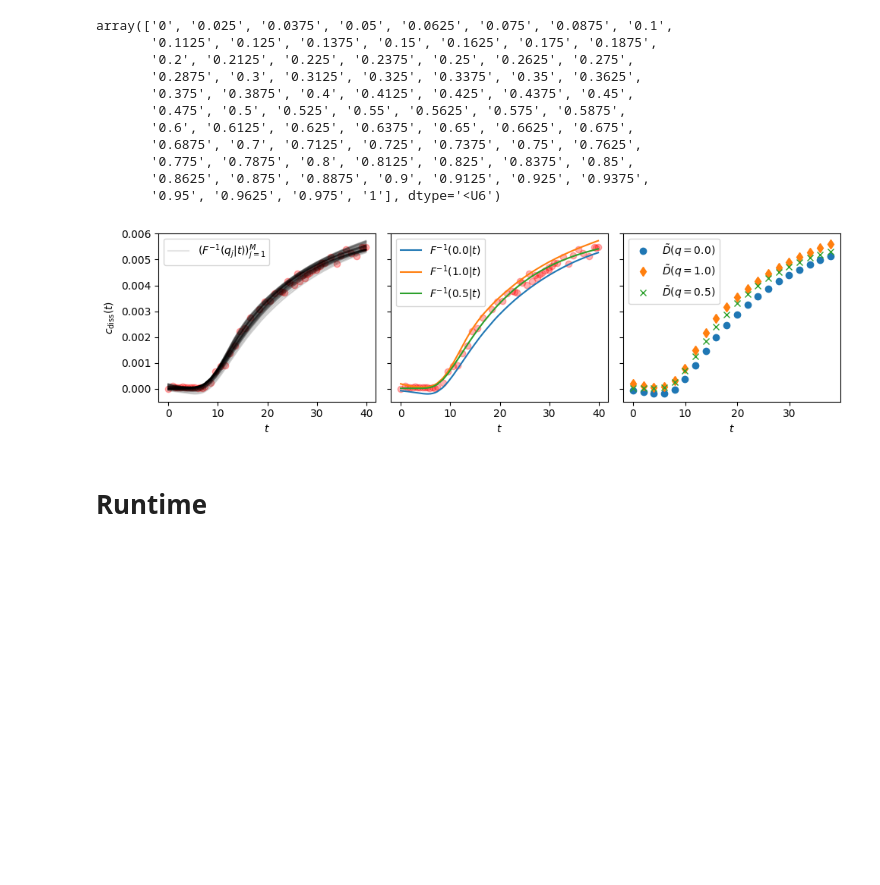
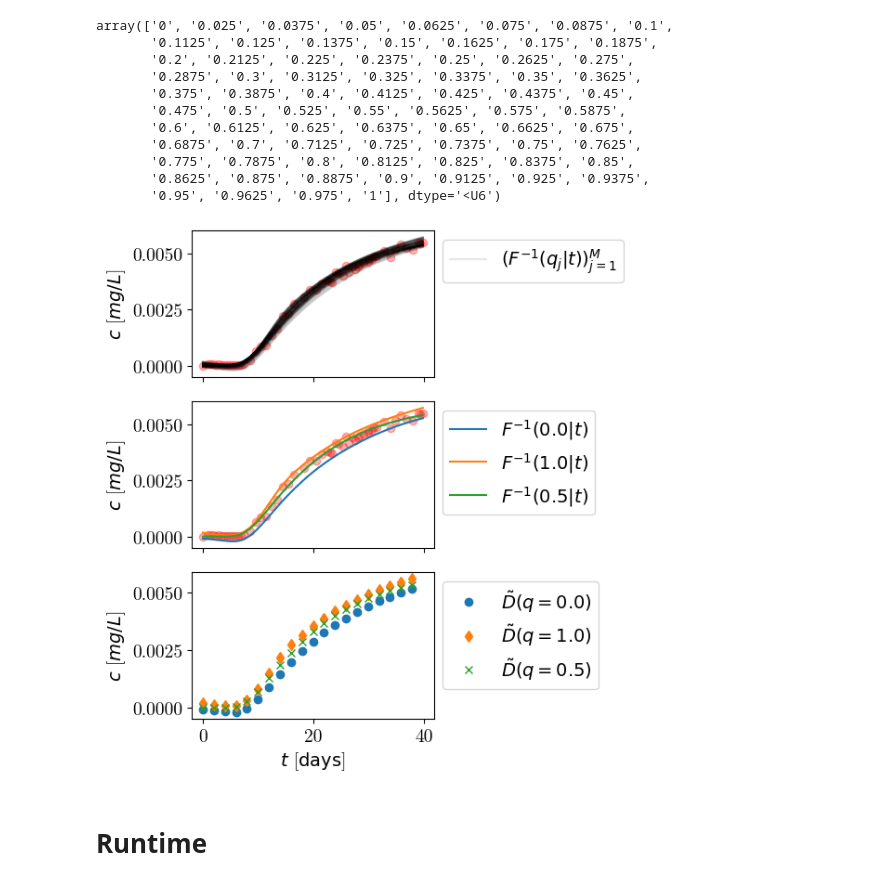
Before and after one commit to RiccardoFrenner/finn-nnpie, a Jupyter notebook: paper/plots.ipynb, the cells around one changed output. Drawn from its saved outputs; the diff is of its cells as text; code cells hidden in the pictures; blank space fills up the shorter version.

Commit message:
Update plots

```diff
--- a/paper/plots.ipynb
+++ b/paper/plots.ipynb
@@ -50,44 +51,48 @@ array(['0', '0.025', '0.0375', '0.05', '0.0625', '0.075', '0.0875', '0.1',
        '0.8625', '0.875', '0.8875', '0.9', '0.9125', '0.925', '0.9375',
        '0.95', '0.9625', '0.975', '1'], dtype='<U6')
 # %%
-fig, axs = plt.subplots(ncols=3, figsize=(10, 3), sharey=True)
+fig, axs = plt.subplots(nrows=3, ncols=1, figsize=(1.5*plotting.FIGURE_WIDTH, 2.5*plotting.FIGURE_HEIGHT))
 
 axs[0].scatter(*lib.load_exp_data_numpy("Core 2"), color="red", alpha=0.3)
 for k, v in btc_dataspan_quantiles.items():
     axs[0].plot(
         *v,
         color="k",
         alpha=0.1,
         label="$(F^{-1}(q_j | t))_{j=1}^{M}$" if k == "0" else "",
     )
-axs[0].set_xlabel("$t$")
-axs[0].set_ylabel("$c_{\\text{diss}}(t)$")
-axs[0].legend()
 
 axs[1].scatter(*lib.load_exp_data_numpy("Core 2"), color="red", alpha=0.3)
 axs[1].plot(*btc_dataspan_quantiles["0"], label="$F^{-1}(0.0 | t)$")
 axs[1].plot(*btc_dataspan_quantiles["1"], label="$F^{-1}(1.0 | t)$")
 axs[1].plot(*btc_dataspan_quantiles["0.475"], label="$F^{-1}(0.5 | t)$")
-axs[1].legend()
-axs[1].set_xlabel("$t$")
 
 
 def skipper(x_y):
     x, y = x_y
     return x[::50], y[::50]
 
 
 axs[2].plot(*skipper(btc_dataspan_quantiles["0"]), "o", label="$\\tilde{D}(q=0.0)$")
 axs[2].plot(*skipper(btc_dataspan_quantiles["1"]), "d", label="$\\tilde{D}(q=1.0)$")
 axs[2].plot(*skipper(btc_dataspan_quantiles["0.475"]), "x", label="$\\tilde{D}(q=0.5)$")
-axs[2].legend()
 axs[2].set_xlabel("$t$")
 
+for ax in axs:
+    ax.legend(loc='upper left', bbox_to_anchor=(1, 1))
+
+axs[0].sharex(axs[1])
+axs[1].sharex(axs[2])
+axs[0].tick_params(axis='x', which='both', labelbottom=False)
+axs[1].tick_params(axis='x', which='both', labelbottom=False)
+for i, ax in enumerate(axs):
+    plotting.set_concentration_axes_stuff(ax, set_xlabel=i==2, set_ylabel=True)
+
 plt.tight_layout()
-plt.savefig("figs/btc_dataspan_quantiles.png")
+plotting.savefig(fig, "figs/btc_dataspan_quantiles")
 plt.show()
 # %% [output]
-[figure, old version]
+[figure, new version]
 # %% [markdown]
 # Runtime
 # %% [markdown]
```
Also changed, not shown: parts of 2 cells of this notebook, 40 other files.
